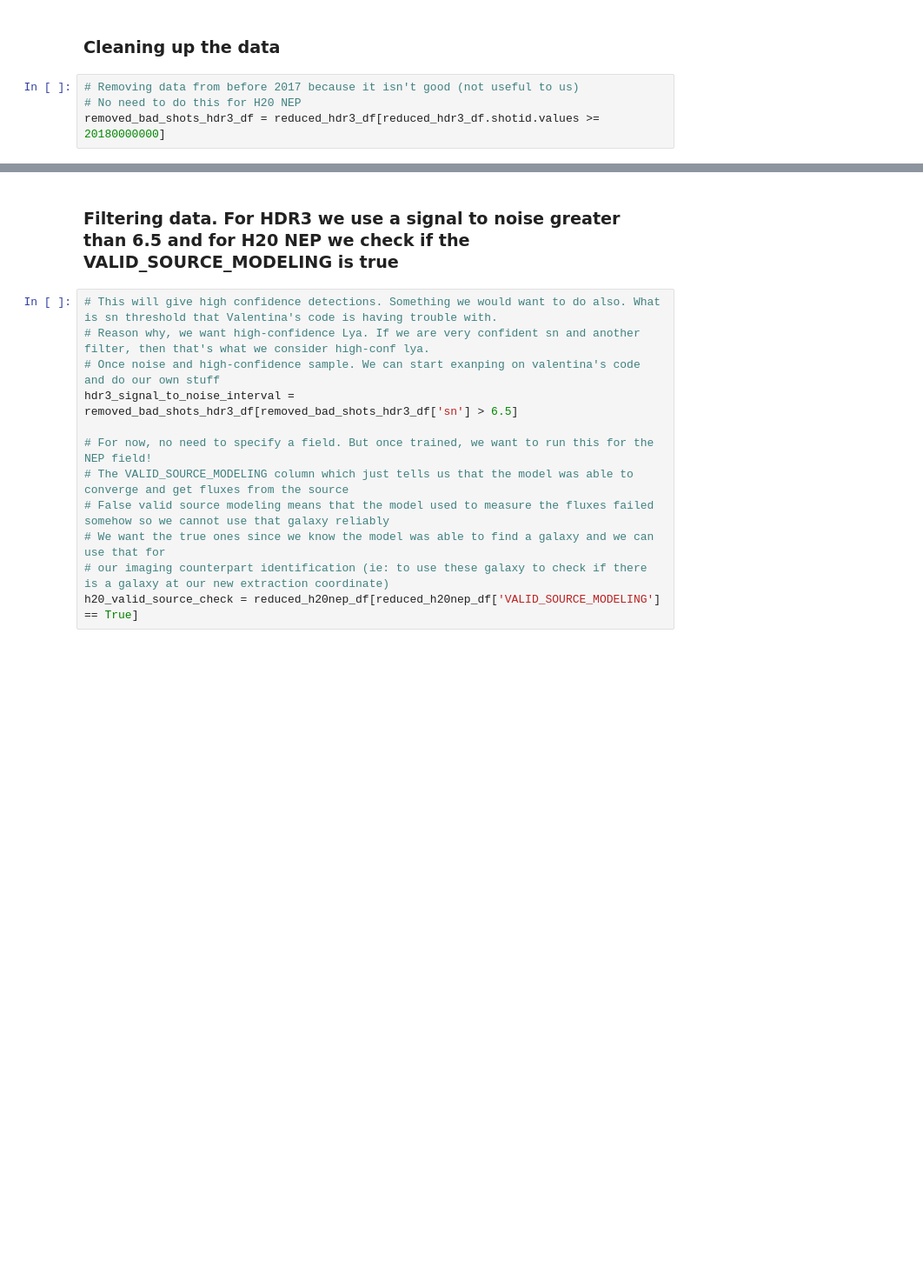
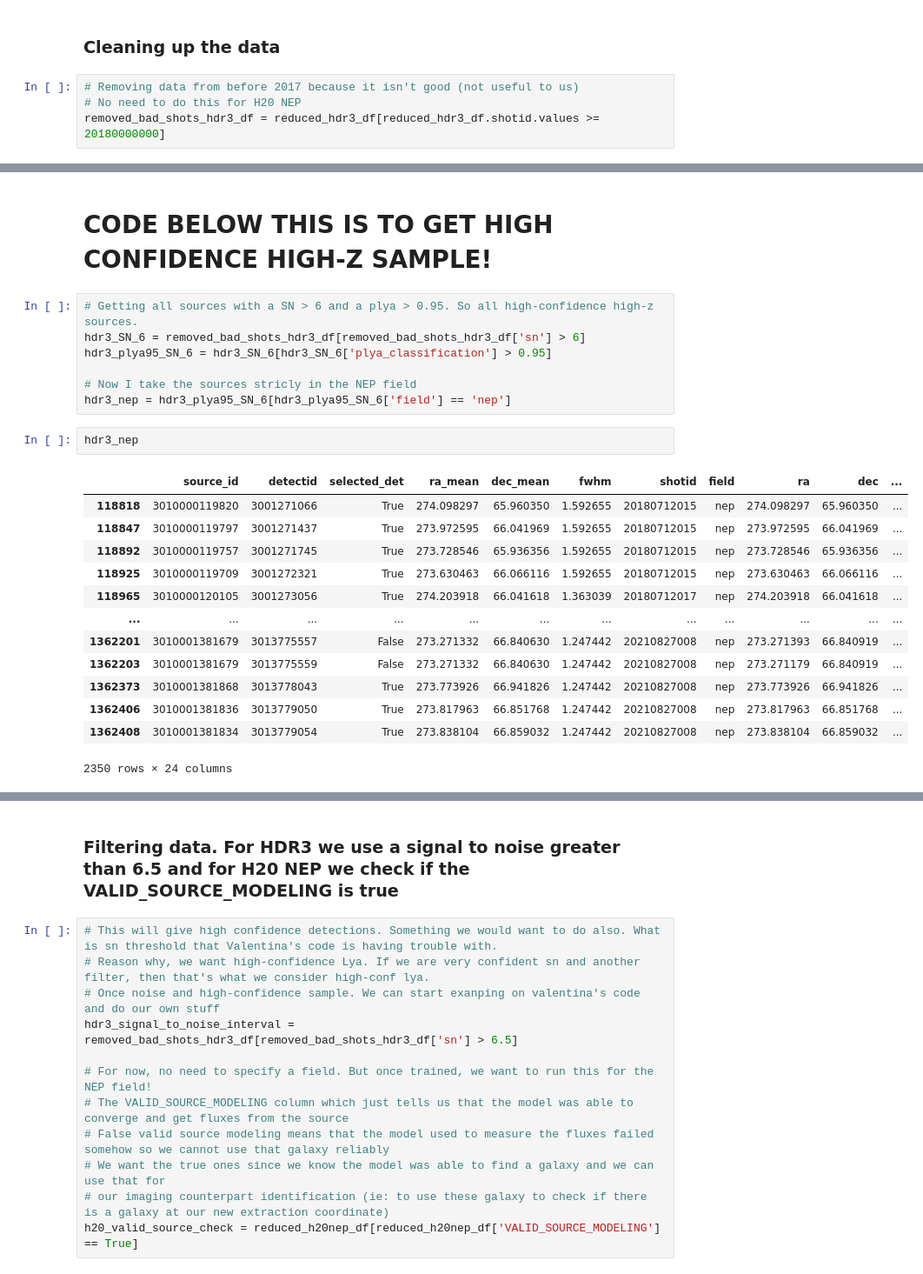
Before and after one commit to nickdavila/LAE-ML-Classification, a Jupyter notebook: Data_Sampling.ipynb, the cells around one changed output, grey strips where cells are left out. Shown: that part at 87% size. Saved outputs shown, nothing was run; the diff lists cells and outputs as text; blank space fills up the shorter version.

```diff
--- a/Data_Sampling.ipynb
+++ b/Data_Sampling.ipynb
@@ -74,0 +90,25 @@ removed_bad_shots_hdr3_df = reduced_hdr3_df[reduced_hdr3_df.shotid.values >= 201
+# %% [markdown]
+# CODE BELOW THIS IS TO GET HIGH CONFIDENCE HIGH-Z SAMPLE!
+# %%
+# Getting all sources with a SN > 6 and a plya > 0.95. So all high-confidence high-z sources.
+hdr3_SN_6 = removed_bad_shots_hdr3_df[removed_bad_shots_hdr3_df['sn'] > 6]
+hdr3_plya95_SN_6 = hdr3_SN_6[hdr3_SN_6['plya_classification'] > 0.95]
+
+# Now I take the sources stricly in the NEP field
+hdr3_nep = hdr3_plya95_SN_6[hdr3_plya95_SN_6['field'] == 'nep']
+# %%
+hdr3_nep
+# %% [output]
+|  | source_id | detectid | selected_det | ra_mean | dec_mean | fwhm | shotid | field | ra | dec | ... |
+| 118818 | 3010000119820 | 3001271066 | True | 274.098297 | 65.960350 | 1.592655 | 20180712015 | nep | 274.098297 | 65.960350 | ... |
+| 118847 | 3010000119797 | 3001271437 | True | 273.972595 | 66.041969 | 1.592655 | 20180712015 | nep | 273.972595 | 66.041969 | ... |
+| 118892 | 3010000119757 | 3001271745 | True | 273.728546 | 65.936356 | 1.592655 | 20180712015 | nep | 273.728546 | 65.936356 | ... |
+| 118925 | 3010000119709 | 3001272321 | True | 273.630463 | 66.066116 | 1.592655 | 20180712015 | nep | 273.630463 | 66.066116 | ... |
+| 118965 | 3010000120105 | 3001273056 | True | 274.203918 | 66.041618 | 1.363039 | 20180712017 | nep | 274.203918 | 66.041618 | ... |
+| ... | ... | ... | ... | ... | ... | ... | ... | ... | ... | ... | ... |
+| 1362201 | 3010001381679 | 3013775557 | False | 273.271332 | 66.840630 | 1.247442 | 20210827008 | nep | 273.271393 | 66.840919 | ... |
+| 1362203 | 3010001381679 | 3013775559 | False | 273.271332 | 66.840630 | 1.247442 | 20210827008 | nep | 273.271179 | 66.840919 | ... |
+| 1362373 | 3010001381868 | 3013778043 | True | 273.773926 | 66.941826 | 1.247442 | 20210827008 | nep | 273.773926 | 66.941826 | ... |
+| 1362406 | 3010001381836 | 3013779050 | True | 273.817963 | 66.851768 | 1.247442 | 20210827008 | nep | 273.817963 | 66.851768 | ... |
+| 1362408 | 3010001381834 | 3013779054 | True | 273.838104 | 66.859032 | 1.247442 | 20210827008 | nep | 273.838104 | 66.859032 | ... |
+2350 rows × 24 columns
```
Also changed, not shown: parts of 14 cells of this notebook.
